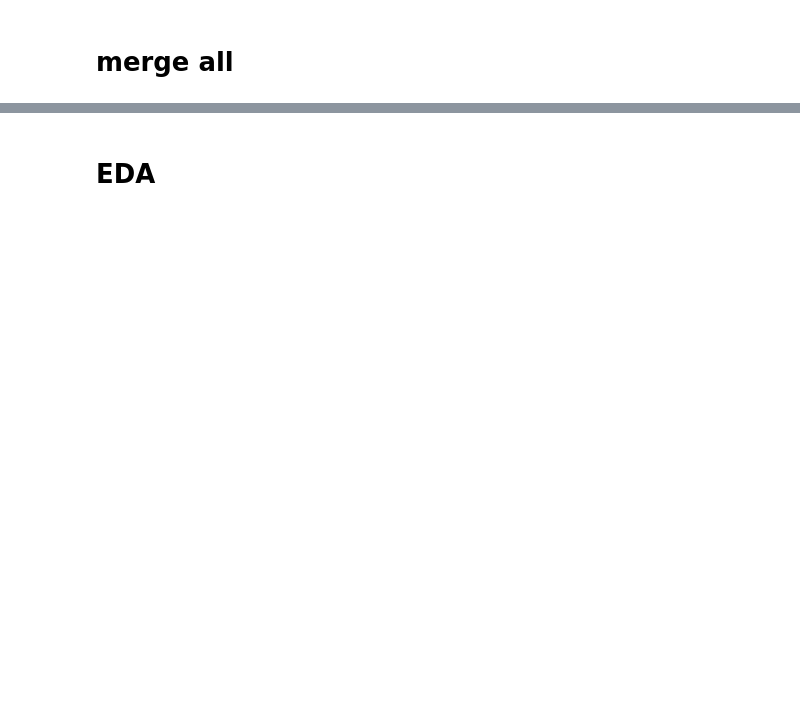
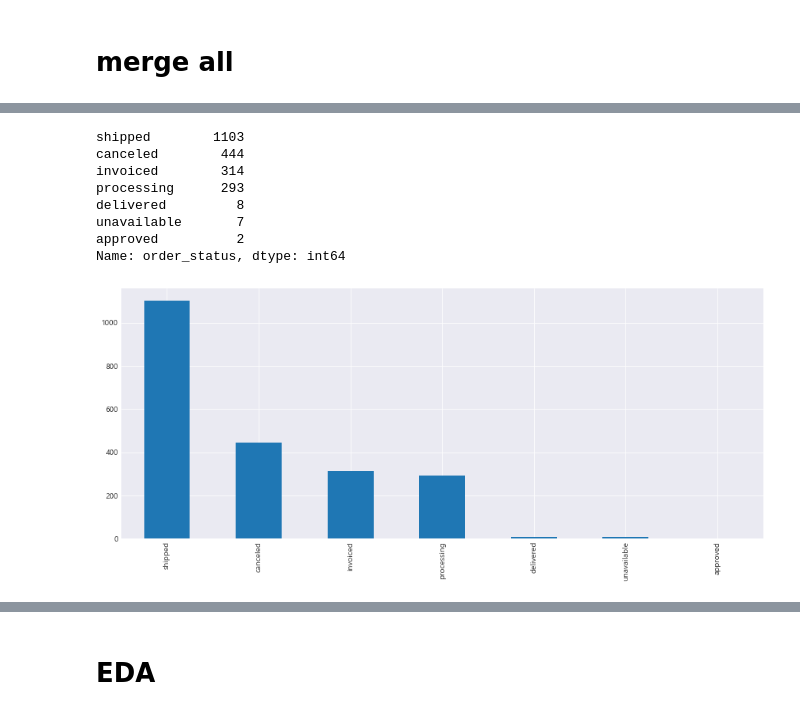
Before and after one commit to changyong93/project_Brazilian-E-Commerce-Public-Dataset-by-Olist, a Jupyter notebook: Untitled2.ipynb, the cells around one changed output, grey strips where cells are left out. Saved outputs shown, nothing was run; the diff lists cells and outputs as text; code cells hidden in the pictures; blank space fills up the shorter version.

```diff
--- a/Untitled2.ipynb
+++ b/Untitled2.ipynb
@@ -87,8 +219,0 @@ olist_products_eng = pd.merge(olist_products_replace_cat_name, product_category_
-# %%
-temp0 = pd.merge(olist_order_items,olist_products_eng,on="product_id",how="outer")
-temp1 = pd.merge(temp0,olist_sellers,on="seller_id",how="outer")
-temp2 = pd.merge(temp1,olist_orders,on = "order_id",how = "outer")
-temp3 = pd.merge(temp2,olist_customers,on = "customer_id",how = "outer")
-temp4 = pd.merge(temp3,olist_order_payments,on = "order_id",how = "outer")
-temp5= pd.merge(temp4,olist_order_reviews,on = "order_id",how = "outer")
-df = temp5.copy()
@@ -94,0 +222,21 @@ df = temp5.copy()
+# %%
+def generate_from_year_to_hour(dataframe, column):
+    df = dataframe.copy()
+    df["year_month"] = df[column].map(lambda x : dt.datetime(x.year,x.month,1)).dt.date
+#     df["year_month"] = df[column].astype(str).map(lambda x : pd.to_datetime(x[:7]))
+#     df["year_month"] = pd.to_datetime(df[column].map(lambda x : x.strftime('%Y-%m')))
+    df["year"] = df[column].dt.year
+    df["month"] = df[column].dt.month
+    df["week"] = df[column].dt.week
+    df["day"] = df[column].dt.day
+    df["weekday"] = df[column].dt.weekday
+#     dt["weekday_eng"] = df[column].dt.weekday.map(lambda x : calendar.day_name[x][:3])
+#     dt["hour"] = df[column].dt.hour.tolist()
+    return df
+# %%
+df = generate_from_year_to_hour(df,"order_purchase_timestamp")
+
+#임시로 요일 및 시간대 컬럼 생성
+df["weekday_eng"] = df.order_purchase_timestamp.dt.weekday.map(lambda x : calendar.day_name[x][:3])
+df["hour"] = df.order_purchase_timestamp.dt.hour
+df.head(3)
@@ -94,0 +314,7 @@ df = temp5.copy()
+# %%
+df_temp = df[df.product_category_name.notnull()==True].copy()
+
+null_sum = df_temp.isnull().sum().to_frame().rename(columns = {0 : "null(nb)"})
+null_mean = (df_temp.isnull().mean()*100).round(2).to_frame().rename(columns = {0 : "null(%)"})
+print(df_temp.shape)
+pd.merge(null_sum,null_mean,left_index = True, right_index = True, how = "outer").T
@@ -94,0 +332,14 @@ df = temp5.copy()
+# %%
+df_temp[df_temp.order_delivered_customer_date.isnull()==True].order_status.value_counts().plot.bar(figsize = (15,6))
+df_temp[df_temp.order_delivered_customer_date.isnull()==True].order_status.value_counts()
+# df[df.order_status!="delivered"]
+# %% [output]
+shipped        1103
+canceled        444
+invoiced        314
+processing      293
+delivered         8
+unavailable       7
+approved          2
+Name: order_status, dtype: int64
+[figure, added]
```
Also changed, not shown: parts of 72 cells of this notebook.
